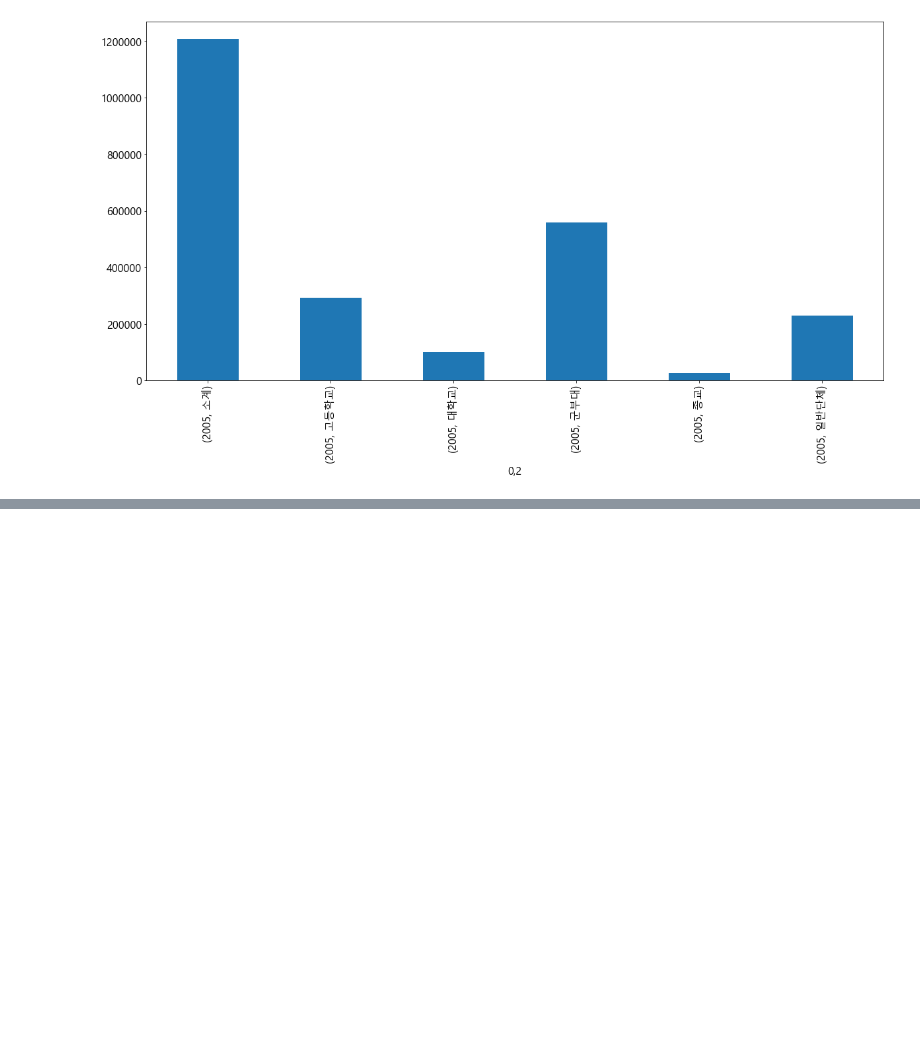
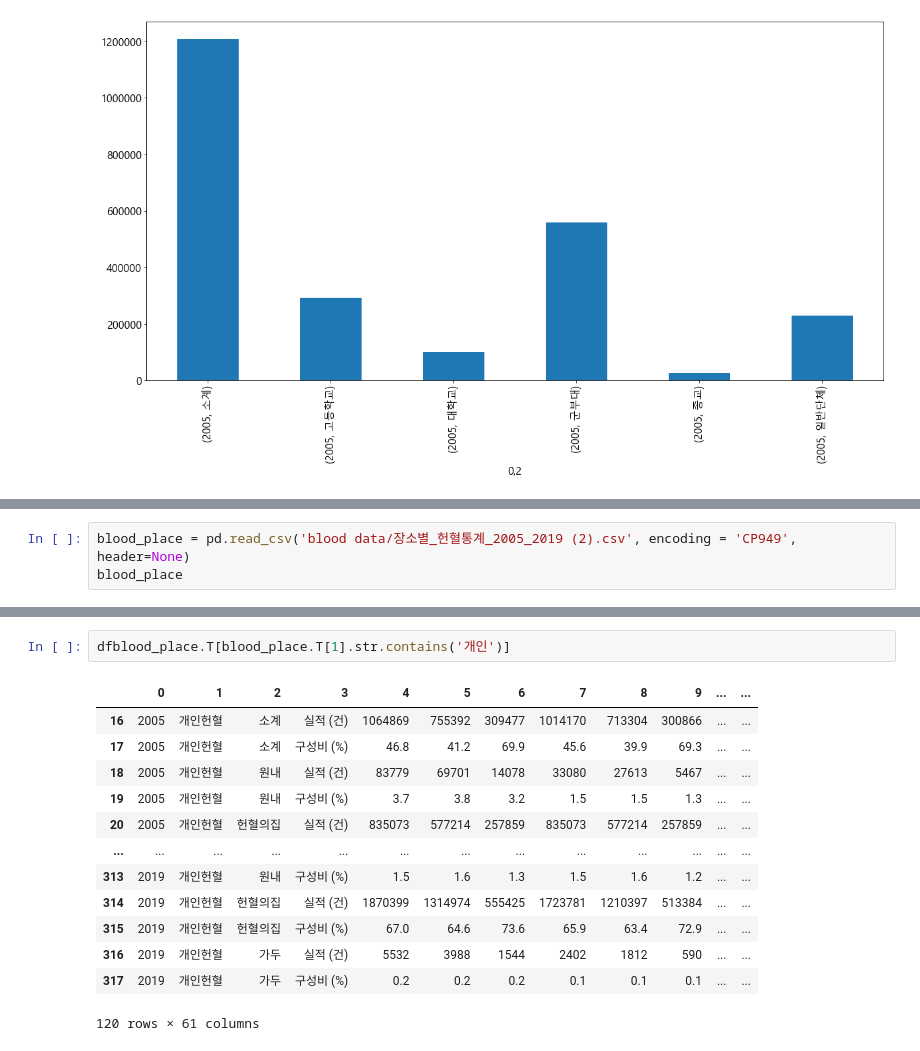
Before and after one commit to dch9610/BAB_Project, a Jupyter notebook: 데이터 분석용 전처리 과정.ipynb, the cells around one changed output, grey strips where cells are left out. Saved outputs shown, nothing was run; the diff lists cells and outputs as text; blank space fills up the shorter version.

```diff
--- a/데이터 분석용 전처리 과정.ipynb
+++ b/데이터 분석용 전처리 과정.ipynb
@@ -551,0 +612,3 @@ blood_place5[[0,2,3,7]]
+# %%
+blood_place = pd.read_csv('blood data/장소별_헌혈통계_2005_2019 (2).csv', encoding = 'CP949', header=None)
+blood_place
@@ -551,0 +629,16 @@ blood_place5[[0,2,3,7]]
+# %%
+dfblood_place.T[blood_place.T[1].str.contains('개인')]
+# %% [output]
+|  | 0 | 1 | 2 | 3 | 4 | 5 | 6 | 7 | 8 | 9 | ... | ... |
+| 16 | 2005 | 개인헌혈 | 소계 | 실적 (건) | 1064869 | 755392 | 309477 | 1014170 | 713304 | 300866 | ... | ... |
+| 17 | 2005 | 개인헌혈 | 소계 | 구성비 (%) | 46.8 | 41.2 | 69.9 | 45.6 | 39.9 | 69.3 | ... | ... |
+| 18 | 2005 | 개인헌혈 | 원내 | 실적 (건) | 83779 | 69701 | 14078 | 33080 | 27613 | 5467 | ... | ... |
+| 19 | 2005 | 개인헌혈 | 원내 | 구성비 (%) | 3.7 | 3.8 | 3.2 | 1.5 | 1.5 | 1.3 | ... | ... |
+| 20 | 2005 | 개인헌혈 | 헌혈의집 | 실적 (건) | 835073 | 577214 | 257859 | 835073 | 577214 | 257859 | ... | ... |
+| ... | ... | ... | ... | ... | ... | ... | ... | ... | ... | ... | ... | ... |
+| 313 | 2019 | 개인헌혈 | 원내 | 구성비 (%) | 1.5 | 1.6 | 1.3 | 1.5 | 1.6 | 1.2 | ... | ... |
+| 314 | 2019 | 개인헌혈 | 헌혈의집 | 실적 (건) | 1870399 | 1314974 | 555425 | 1723781 | 1210397 | 513384 | ... | ... |
+| 315 | 2019 | 개인헌혈 | 헌혈의집 | 구성비 (%) | 67.0 | 64.6 | 73.6 | 65.9 | 63.4 | 72.9 | ... | ... |
+| 316 | 2019 | 개인헌혈 | 가두 | 실적 (건) | 5532 | 3988 | 1544 | 2402 | 1812 | 590 | ... | ... |
+| 317 | 2019 | 개인헌혈 | 가두 | 구성비 (%) | 0.2 | 0.2 | 0.2 | 0.1 | 0.1 | 0.1 | ... | ... |
+120 rows × 61 columns
```
Also changed, not shown: parts of 12 cells of this notebook, 2 other files.
